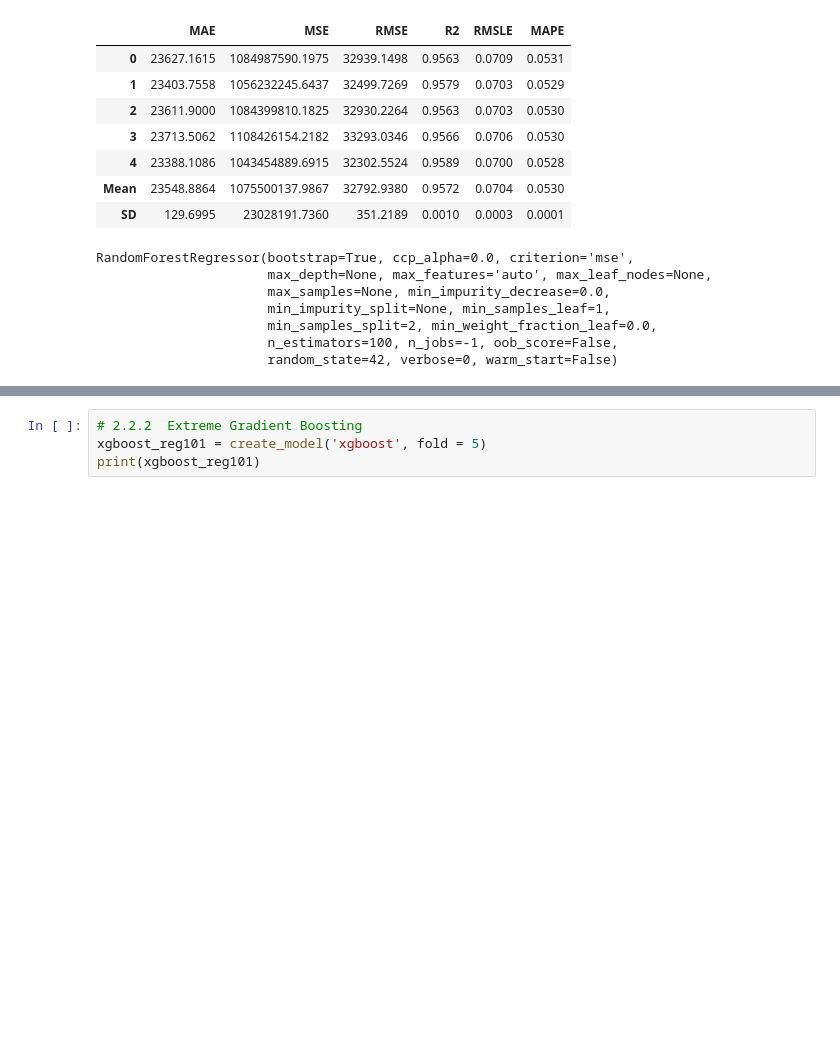
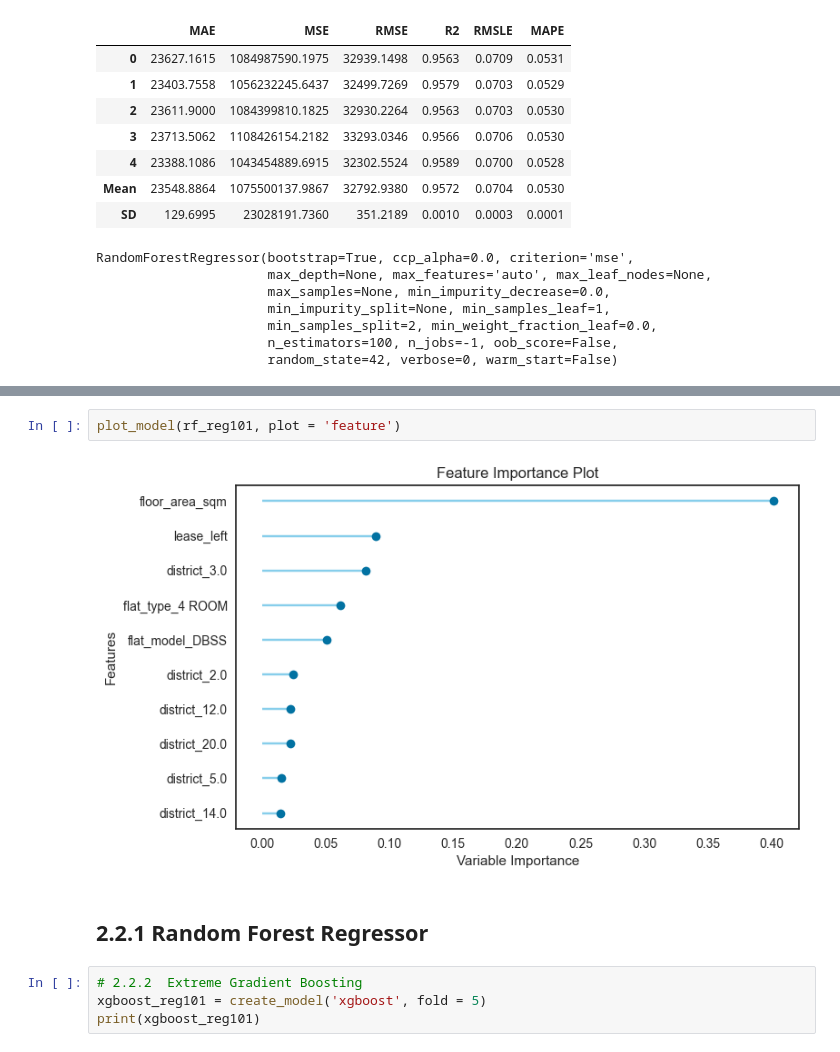
Before and after one commit to ElangSetiawan/sg-hdb-resale, a Jupyter notebook: notebooks/Elang-SG-HDB-Resale-Model.ipynb, the cells around one changed output, grey strips where cells are left out. Cells and saved outputs as stored; diff of their text form; blank space fills up the shorter version.

```diff
--- a/notebooks/Elang-SG-HDB-Resale-Model.ipynb
+++ b/notebooks/Elang-SG-HDB-Resale-Model.ipynb
@@ -268,3 +297,9 @@ The Random Forest Regressor training model mean MSE is 1075500137.9867 and mean
+# %%
+plot_model(rf_reg101, plot = 'feature')
+# %% [output]
+[figure, added]
+# %% [markdown]
+## 2.2.1 Random Forest Regressor
 # %%
 # 2.2.2  Extreme Gradient Boosting
 xgboost_reg101 = create_model('xgboost', fold = 5)
```
Also changed, not shown: parts of 23 cells of this notebook.
